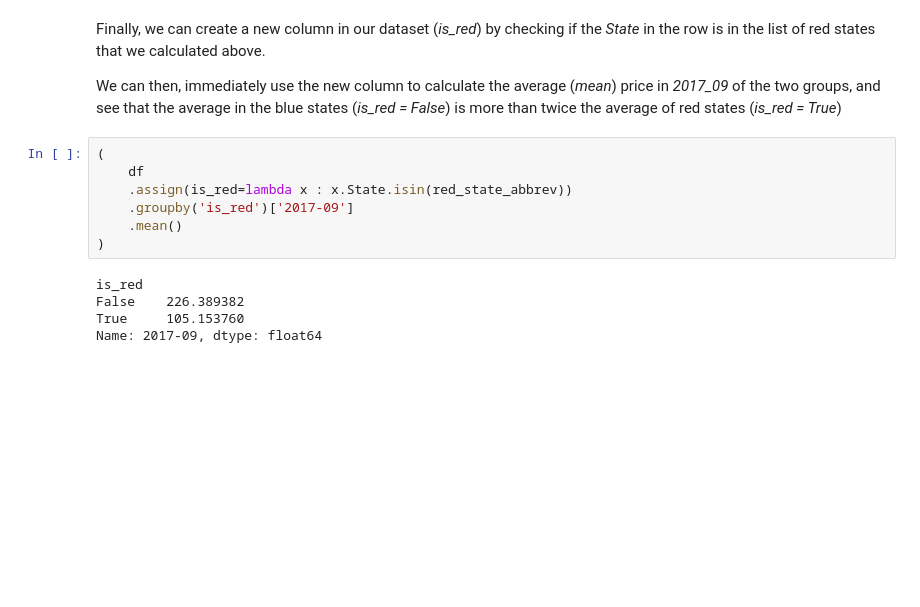
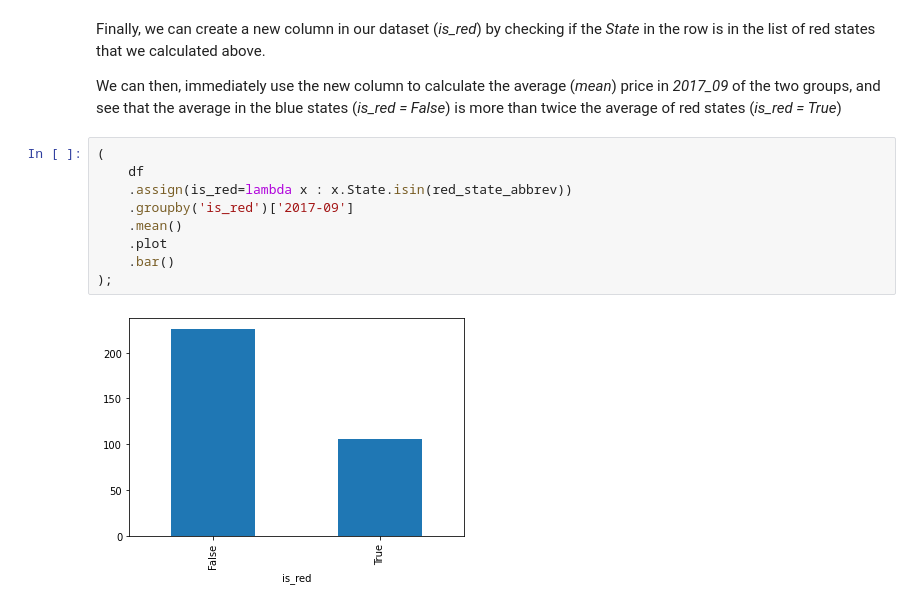
Before and after one commit to luisdomin5/from-excel-to-pandas, a Jupyter notebook: _sources/notebooks/02.01_Adding_New_Columns.ipynb, the cells around one changed output. Cells and saved outputs as stored; diff of their text form; blank space fills up the shorter version.

```diff
--- a/_sources/notebooks/02.01_Adding_New_Columns.ipynb
+++ b/_sources/notebooks/02.01_Adding_New_Columns.ipynb
@@ -229,12 +231,11 @@ We can then, immediately use the new column to calculate the average (_mean_) pr
 # %%
 (
     df
     .assign(is_red=lambda x : x.State.isin(red_state_abbrev))
     .groupby('is_red')['2017-09']
     .mean()
-)
+    .plot
+    .bar()
+);
 # %% [output]
-is_red
-False    226.389382
-True     105.153760
-Name: 2017-09, dtype: float64
+[figure, added]
```
Also changed, not shown: parts of 3 cells of this notebook, 3 other files.
